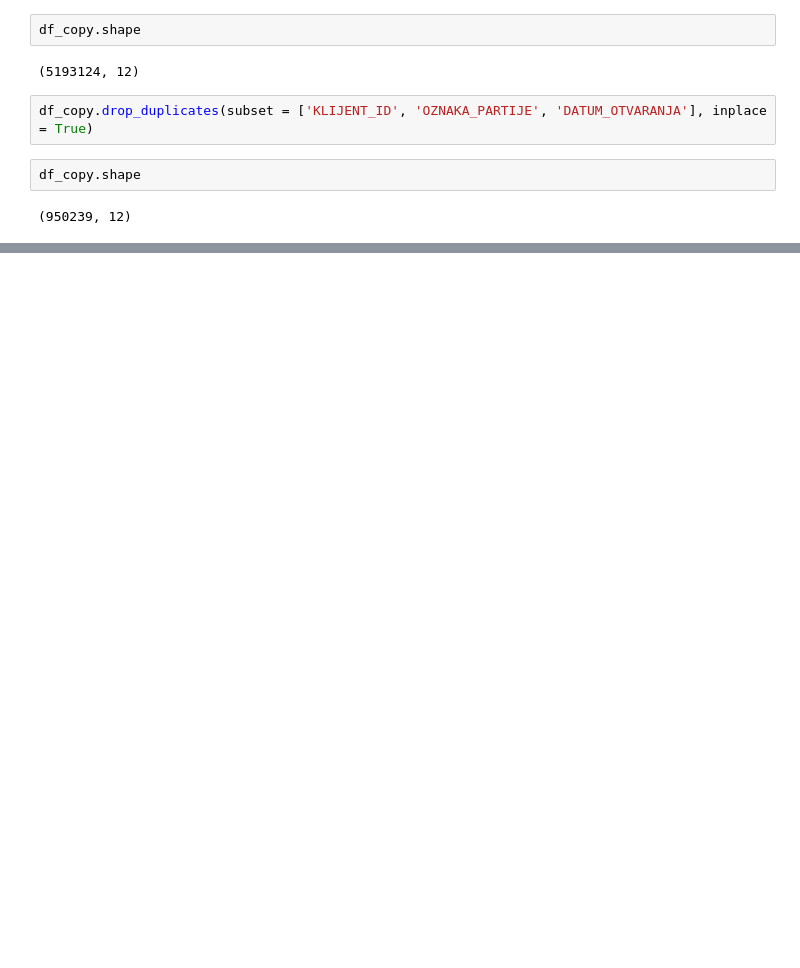
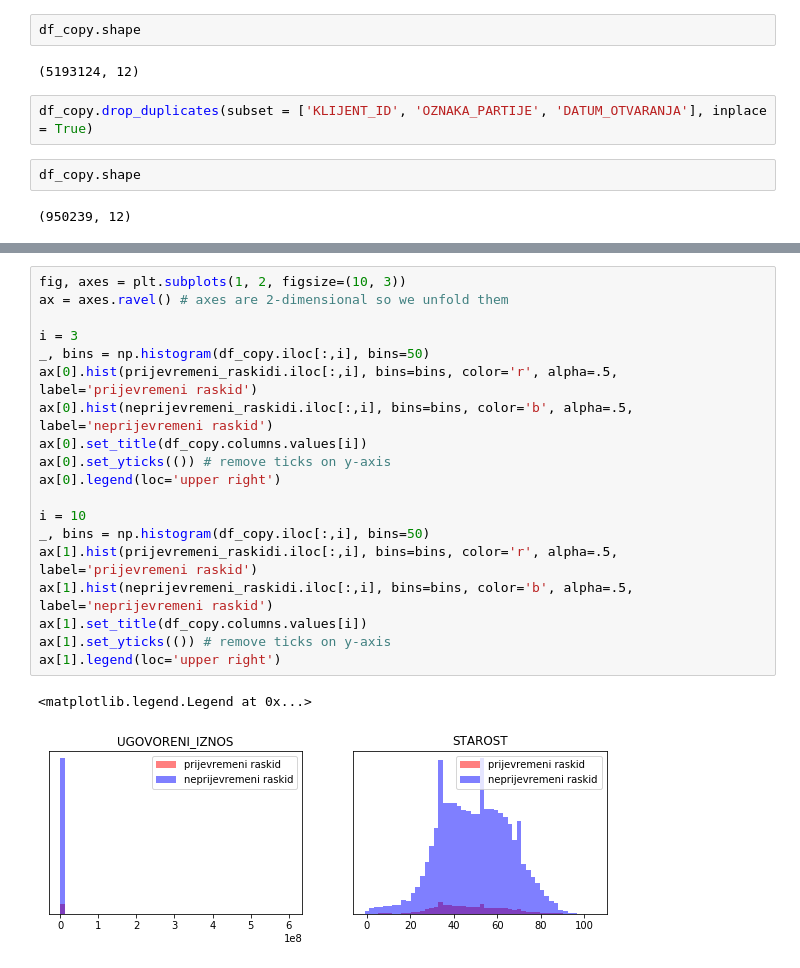
Before and after one commit to drajsel/Outliers, a Jupyter notebook: EDA-Outliers.ipynb, the cells around one changed output, grey strips where cells are left out. Saved outputs shown, nothing was run; the diff lists cells and outputs as text; blank space fills up the shorter version.

```diff
--- a/EDA-Outliers.ipynb
+++ b/EDA-Outliers.ipynb
@@ -208,0 +212,22 @@ plt.xlabel('Starost');
+# %%
+fig, axes = plt.subplots(1, 2, figsize=(10, 3))
+ax = axes.ravel() # axes are 2-dimensional so we unfold them
+
+i = 3
+_, bins = np.histogram(df_copy.iloc[:,i], bins=50)
+ax[0].hist(prijevremeni_raskidi.iloc[:,i], bins=bins, color='r', alpha=.5, label='prijevremeni raskid')
+ax[0].hist(neprijevremeni_raskidi.iloc[:,i], bins=bins, color='b', alpha=.5, label='neprijevremeni raskid')
+ax[0].set_title(df_copy.columns.values[i])
+ax[0].set_yticks(()) # remove ticks on y-axis
+ax[0].legend(loc='upper right')
+
+i = 10
+_, bins = np.histogram(df_copy.iloc[:,i], bins=50)
+ax[1].hist(prijevremeni_raskidi.iloc[:,i], bins=bins, color='r', alpha=.5, label='prijevremeni raskid')
+ax[1].hist(neprijevremeni_raskidi.iloc[:,i], bins=bins, color='b', alpha=.5, label='neprijevremeni raskid')
+ax[1].set_title(df_copy.columns.values[i])
+ax[1].set_yticks(()) # remove ticks on y-axis
+ax[1].legend(loc='upper right')
+# %% [output]
+<matplotlib.legend.Legend at 0x...>
+[figure, added]
```
Also changed, not shown: parts of 7 cells of this notebook.
